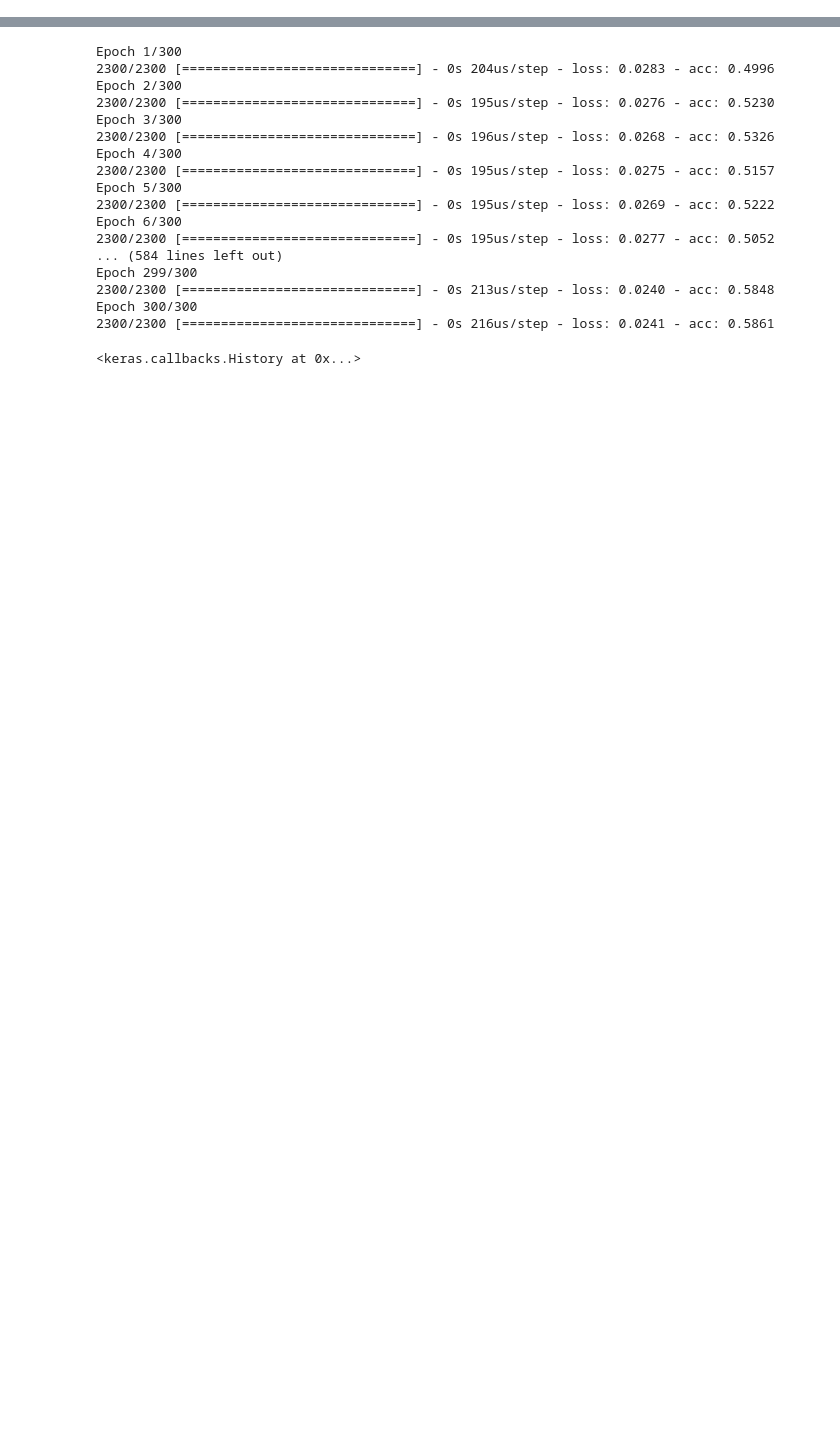
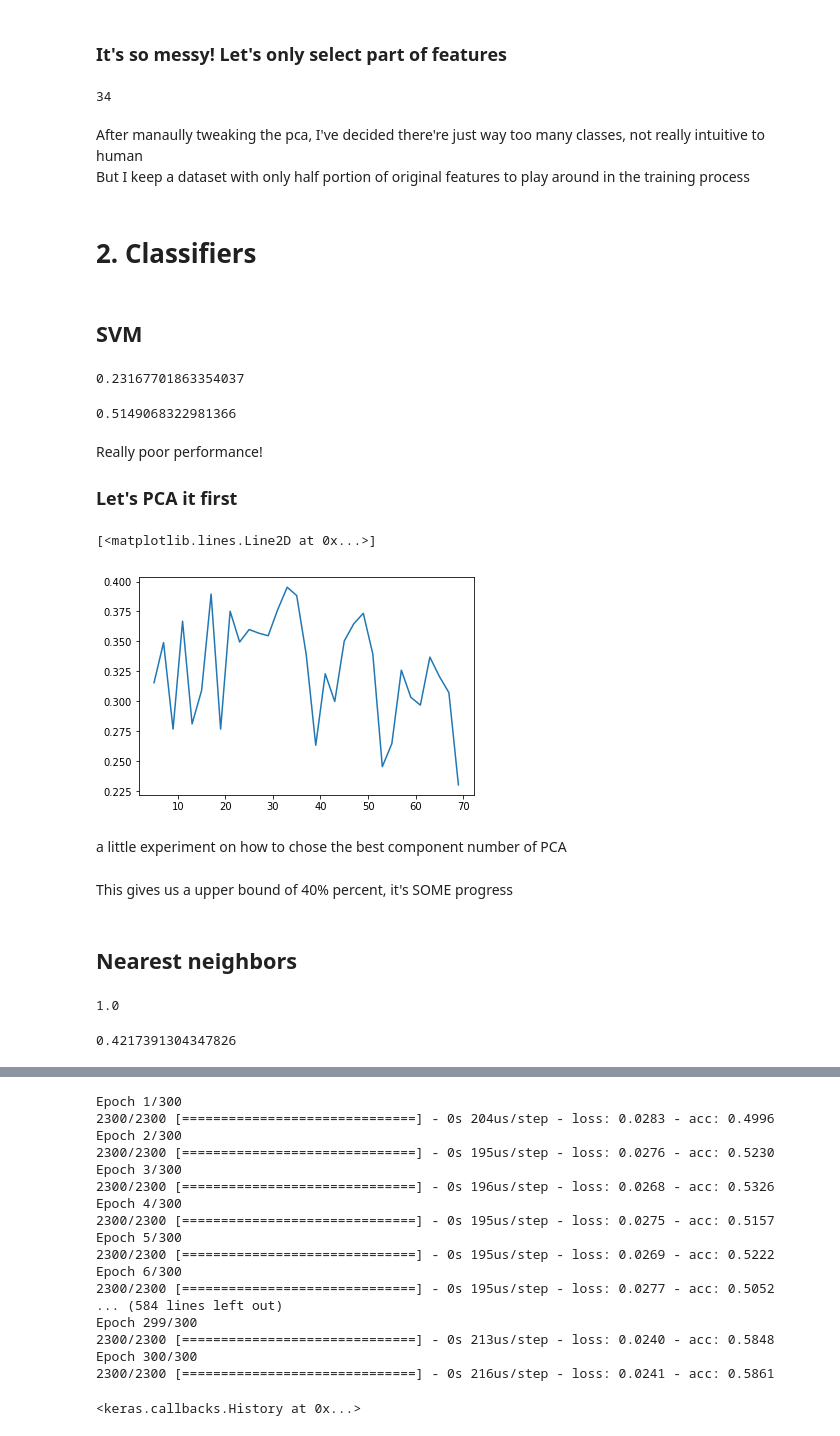
Before and after one commit to HendrickZhou/shazam-air, a Jupyter notebook: dev/jupyter_notebook/data_set.ipynb, the cells around one changed output, grey strips where cells are left out. Saved outputs shown, nothing was run; the diff lists cells and outputs as text; code cells hidden in the pictures; blank space fills up the shorter version.

```diff
--- a/dev/jupyter_notebook/data_set.ipynb
+++ b/dev/jupyter_notebook/data_set.ipynb
@@ -267,0 +261,19 @@ plt.legend(loc = 1)
+# %% [markdown]
+### It's so messy! Let's only select part of features
+# %%
+dataColRanges = ('1-ZCRm', '34-ChromaDeviationm')
+labelCol = 'class'
+start = dataColRanges[0]
+end = dataColRanges[1]
+new_X = data_raw.loc[:, start: end]
+new_label = data_raw.loc[:, labelCol]
+print(len(new_X.columns))
+# %% [output]
+34
+# %% [markdown]
+After manaully tweaking the pca, I've decided there're just way too many classes, not really intuitive to human
+But I keep a dataset with only half portion of original features to play around in the training process
+# %% [markdown]
+# 2. Classifiers
+# %% [markdown]
+## SVM
@@ -267,0 +294,13 @@ plt.legend(loc = 1)
+# %%
+tweakLSVM(X, label, C = 4)
+# %% [output]
+0.23167701863354037
+# %%
+clf = svm.SVC(C = 4, degree = 5, decision_function_shape='ovo')
+clf.fit(X, label)
+accu(clf,X, label)
+# %% [output]
+0.5149068322981366
+# %% [markdown]
+Really poor performance!
+### Let's PCA it first
@@ -267,0 +317,23 @@ plt.legend(loc = 1)
+# %%
+plt.plot(list(range(5, 70, 2)), acc)
+# %% [output]
+[<matplotlib.lines.Line2D at 0x...>]
+[figure, added]
+# %% [markdown]
+a little experiment on how to chose the best component number of PCA
+# %% [markdown]
+This gives us a upper bound of 40% percent, it's SOME progress
+# %% [markdown]
+## Nearest neighbors
+# %%
+from sklearn import neighbors
+
+clf = neighbors.KNeighborsClassifier(71, weights="distance")
+clf.fit(X, label)
+accu(clf, X, label)
+# %% [output]
+1.0
+# %%
+accu(clf,X_v, label_v)
+# %% [output]
+0.4217391304347826
```
Also changed, not shown: parts of 35 cells of this notebook, 2 other files.
